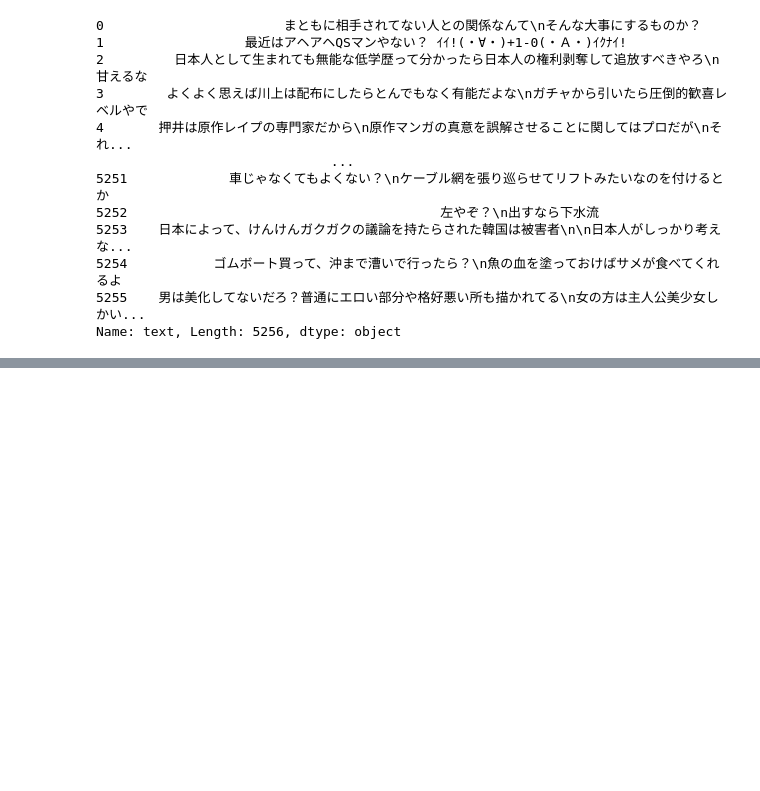
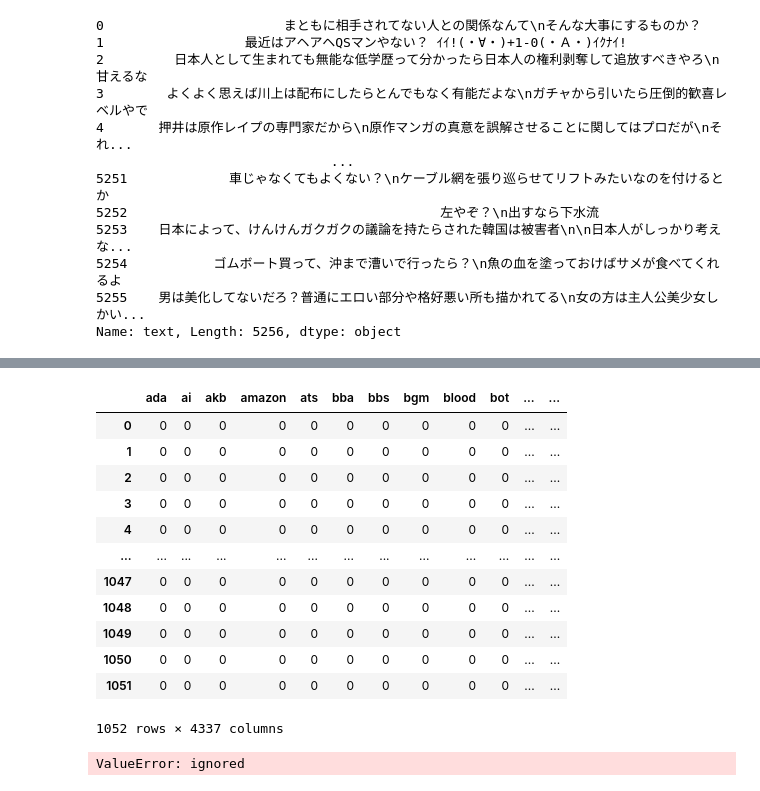
Before and after one commit to rallyfranky/my-first-repo, a Jupyter notebook: hate_speech_competition.ipynb, the cells around one changed output, grey strips where cells are left out. Drawn from its saved outputs; the diff is of its cells as text; code cells hidden in the pictures; blank space fills up the shorter version.

```diff
--- a/hate_speech_competition.ipynb
+++ b/hate_speech_competition.ipynb
@@ -120,0 +211,22 @@ X_val_vec = tfidf.fit_transform(X_val)
+# %%
+#ベクトル化
+from sklearn.feature_extraction.text import CountVectorizer
+bow = CountVectorizer()
+count = bow.fit_transform(X_val)
+vec = count.toarray()
+name = bow.get_feature_names_out()
+pd.DataFrame(vec, columns=name)
+# %% [output]
+|  | ada | ai | akb | amazon | ats | bba | bbs | bgm | blood | bot | ... | ... |
+| 0 | 0 | 0 | 0 | 0 | 0 | 0 | 0 | 0 | 0 | 0 | ... | ... |
+| 1 | 0 | 0 | 0 | 0 | 0 | 0 | 0 | 0 | 0 | 0 | ... | ... |
+| 2 | 0 | 0 | 0 | 0 | 0 | 0 | 0 | 0 | 0 | 0 | ... | ... |
+| 3 | 0 | 0 | 0 | 0 | 0 | 0 | 0 | 0 | 0 | 0 | ... | ... |
+| 4 | 0 | 0 | 0 | 0 | 0 | 0 | 0 | 0 | 0 | 0 | ... | ... |
+| ... | ... | ... | ... | ... | ... | ... | ... | ... | ... | ... | ... | ... |
+| 1047 | 0 | 0 | 0 | 0 | 0 | 0 | 0 | 0 | 0 | 0 | ... | ... |
+| 1048 | 0 | 0 | 0 | 0 | 0 | 0 | 0 | 0 | 0 | 0 | ... | ... |
+| 1049 | 0 | 0 | 0 | 0 | 0 | 0 | 0 | 0 | 0 | 0 | ... | ... |
+| 1050 | 0 | 0 | 0 | 0 | 0 | 0 | 0 | 0 | 0 | 0 | ... | ... |
+| 1051 | 0 | 0 | 0 | 0 | 0 | 0 | 0 | 0 | 0 | 0 | ... | ... |
+1052 rows × 4337 columns
@@ -121,2 +236,4 @@ X_val_vec = tfidf.fit_transform(X_val)
 # %%
-y_pred = lr.predict(X_val_vec)
+y_pred = lr.predict(X_val_vec_std)
+# %% [output]
+ValueError: ignored
```
Also changed, not shown: parts of 28 cells of this notebook.
